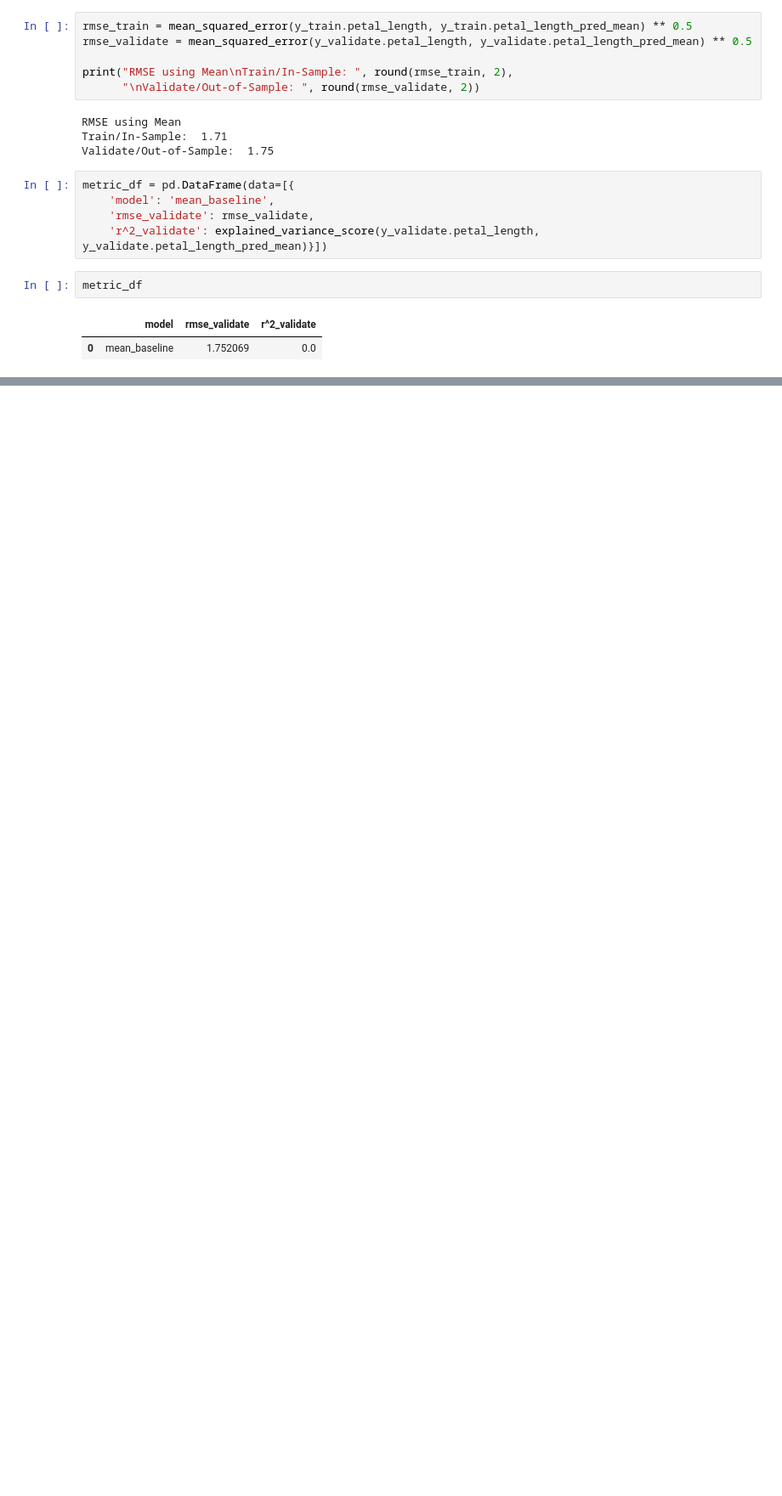
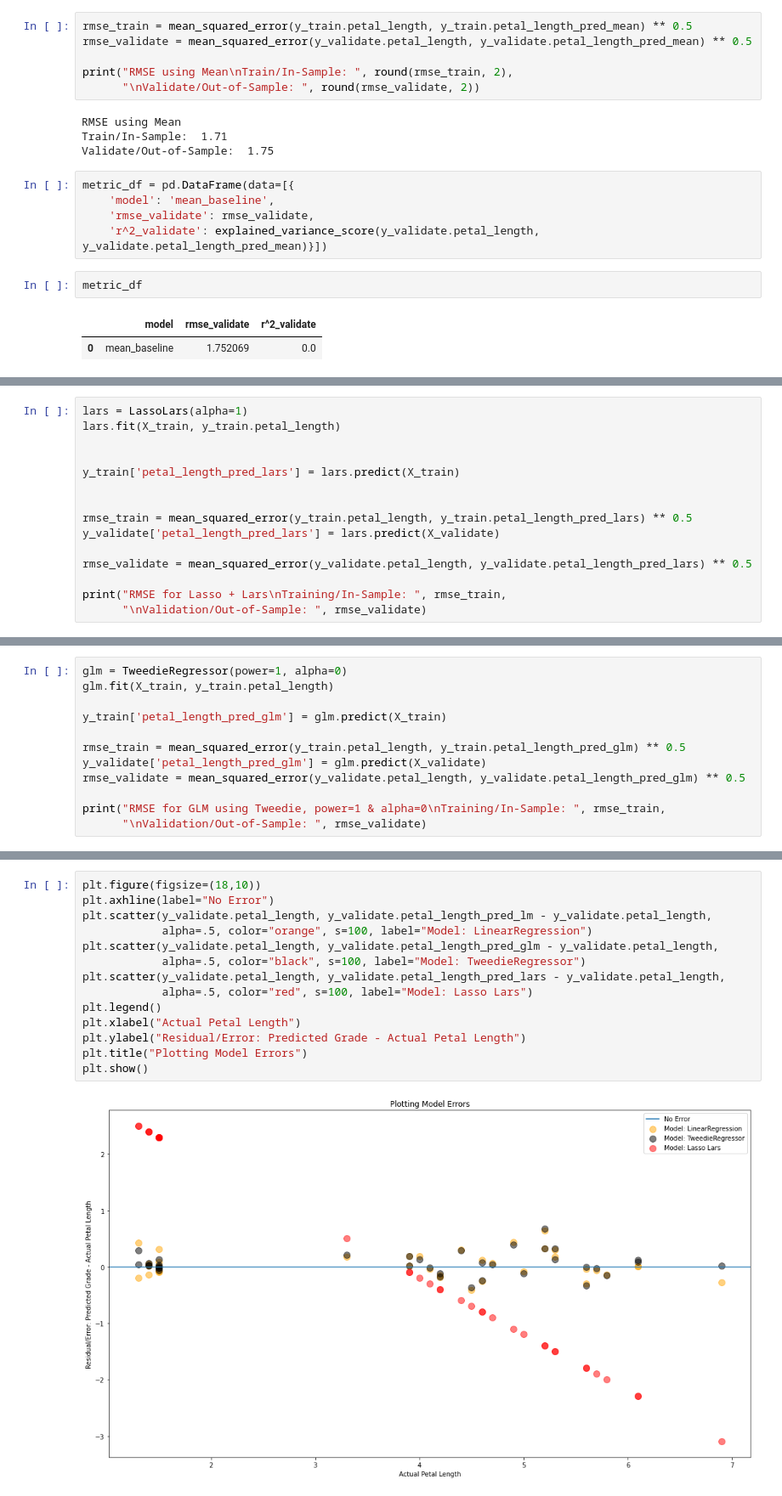
Before and after one commit to ForrestMccrosky/regression_exercises, a Jupyter notebook: Modeling_Exercise.ipynb, the cells around one changed output, grey strips where cells are left out. Shown at 85% size. Drawn from its saved outputs; the diff is of its cells as text; blank space fills up the shorter version.

```diff
--- a/Modeling_Exercise.ipynb
+++ b/Modeling_Exercise.ipynb
@@ -289,0 +312,15 @@ plt.show()
+# %%
+lars = LassoLars(alpha=1)
+lars.fit(X_train, y_train.petal_length)
+
+
+y_train['petal_length_pred_lars'] = lars.predict(X_train)
+
+
+rmse_train = mean_squared_error(y_train.petal_length, y_train.petal_length_pred_lars) ** 0.5
+y_validate['petal_length_pred_lars'] = lars.predict(X_validate)
+
+rmse_validate = mean_squared_error(y_validate.petal_length, y_validate.petal_length_pred_lars) ** 0.5
+
+print("RMSE for Lasso + Lars\nTraining/In-Sample: ", rmse_train,
+      "\nValidation/Out-of-Sample: ", rmse_validate)
@@ -289,0 +333,12 @@ plt.show()
+# %%
+glm = TweedieRegressor(power=1, alpha=0)
+glm.fit(X_train, y_train.petal_length)
+
+y_train['petal_length_pred_glm'] = glm.predict(X_train)
+
+rmse_train = mean_squared_error(y_train.petal_length, y_train.petal_length_pred_glm) ** 0.5
+y_validate['petal_length_pred_glm'] = glm.predict(X_validate)
+rmse_validate = mean_squared_error(y_validate.petal_length, y_validate.petal_length_pred_glm) ** 0.5
+
+print("RMSE for GLM using Tweedie, power=1 & alpha=0\nTraining/In-Sample: ", rmse_train,
+      "\nValidation/Out-of-Sample: ", rmse_validate)
@@ -289,0 +351,16 @@ plt.show()
+# %%
+plt.figure(figsize=(18,10))
+plt.axhline(label="No Error")
+plt.scatter(y_validate.petal_length, y_validate.petal_length_pred_lm - y_validate.petal_length,
+            alpha=.5, color="orange", s=100, label="Model: LinearRegression")
+plt.scatter(y_validate.petal_length, y_validate.petal_length_pred_glm - y_validate.petal_length,
+            alpha=.5, color="black", s=100, label="Model: TweedieRegressor")
+plt.scatter(y_validate.petal_length, y_validate.petal_length_pred_lars - y_validate.petal_length,
+            alpha=.5, color="red", s=100, label="Model: Lasso Lars")
+plt.legend()
+plt.xlabel("Actual Petal Length")
+plt.ylabel("Residual/Error: Predicted Grade - Actual Petal Length")
+plt.title("Plotting Model Errors")
+plt.show()
+# %% [output]
+[figure, added]
```
Also changed, not shown: parts of 13 cells of this notebook.
